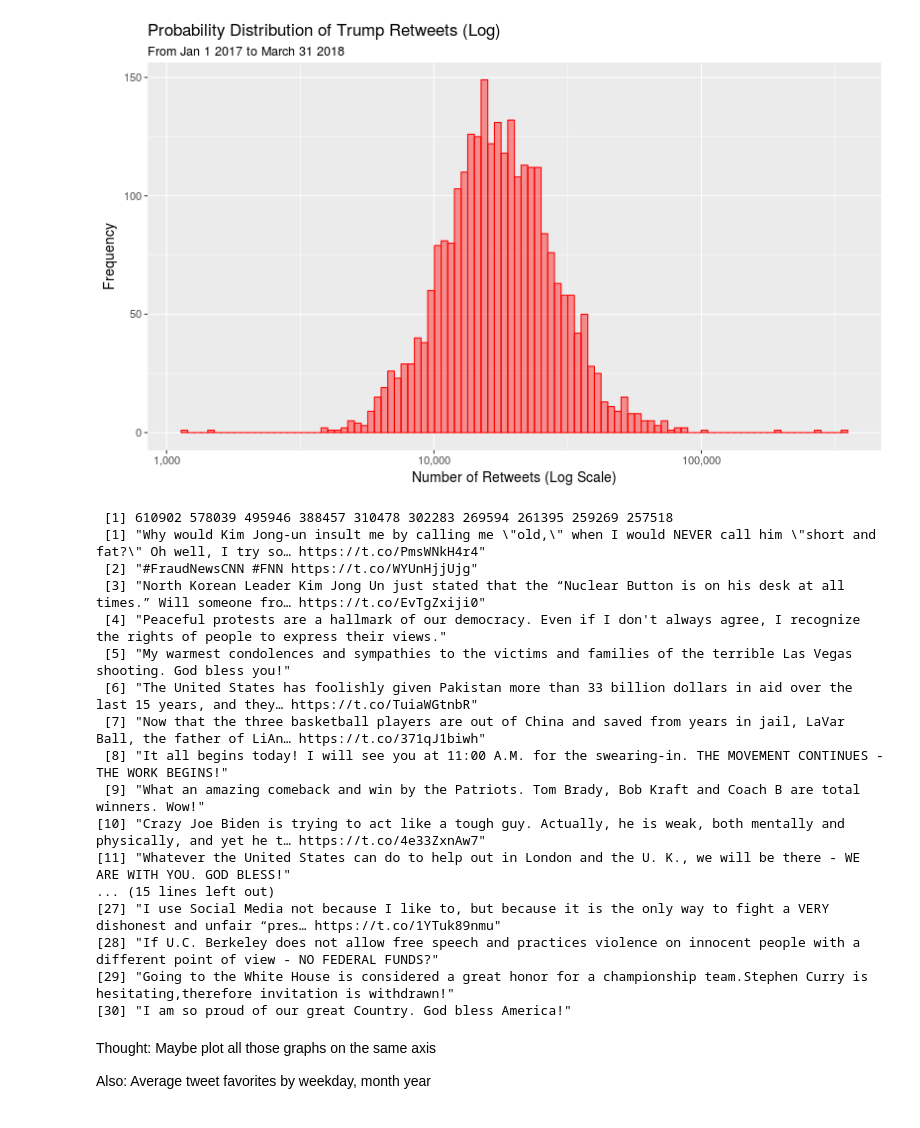
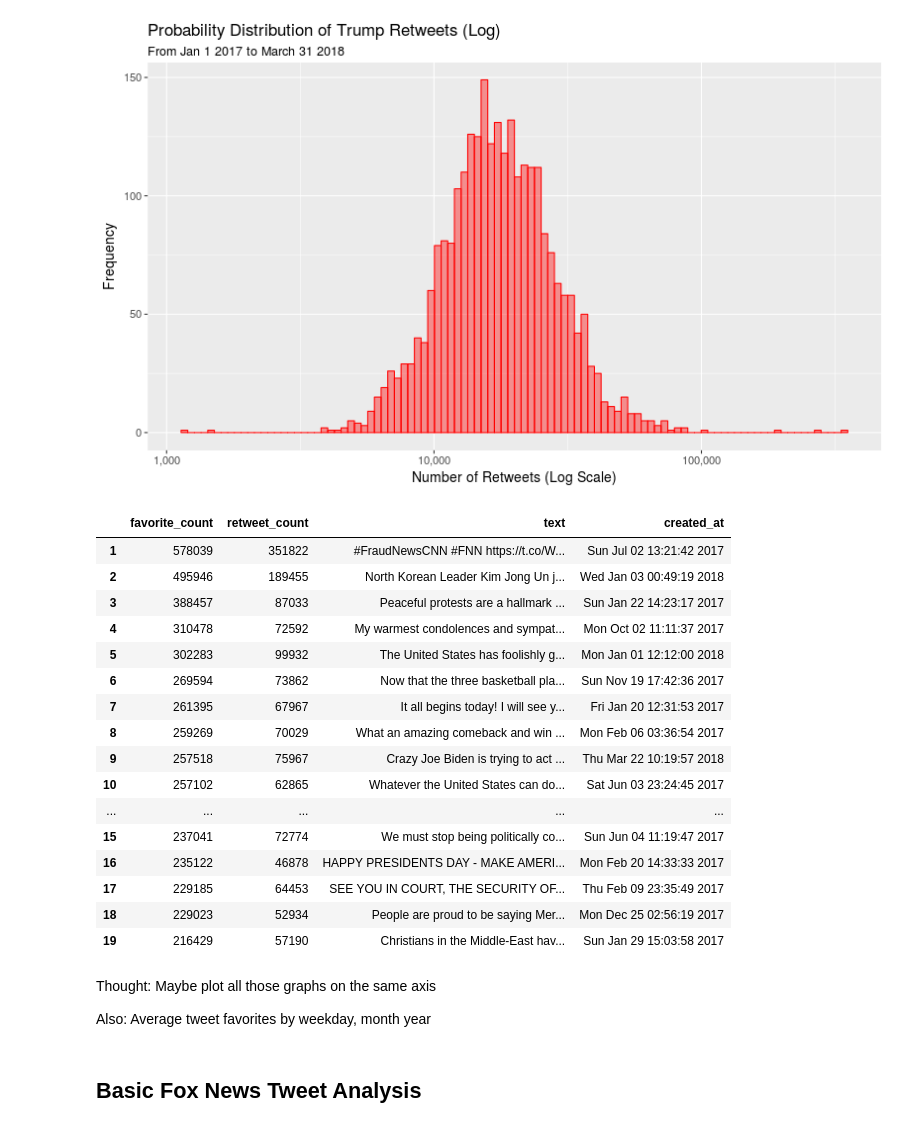
Before and after one commit to lacoperon/CardioDeaths_AirPollution, a Jupyter notebook: trump_tweet_analysis.ipynb, the cells around one changed output. Cells and saved outputs as stored; diff of their text form; code cells hidden in the pictures.

```diff
--- a/trump_tweet_analysis.ipynb
+++ b/trump_tweet_analysis.ipynb
@@ -110,33 +120,45 @@ ggplot(trump_df, aes(x=retweet_count, color=I('red'), fill=I('red'))) + geom_his
 [figure]
 [figure]
 # %%
-%%R
+%%R -o trump_df_show
 
 trump_df <- trump_df %>%
     arrange(desc(favorite_count))
 
-print(trump_df$favorite_count[1:10])
+trump_df_show <- trump_df %>%
+    select(favorite_count, retweet_count, text, created_at)
 
-trump_df$text[1:30]
+# Find out good way to graph these
-# %% [output]
- [1] 610902 578039 495946 388457 310478 302283 269594 261395 259269 257518
- [1] "Why would Kim Jong-un insult me by calling me \"old,\" when I would NEVER call him \"short and fat?\" Oh well, I try so… https://t.co/PmsWNkH4r4"
- [2] "#FraudNewsCNN #FNN https://t.co/WYUnHjjUjg"
- [3] "North Korean Leader Kim Jong Un just stated that the “Nuclear Button is on his desk at all times.” Will someone fro… https://t.co/EvTgZxiji0"
- [4] "Peaceful protests are a hallmark of our democracy. Even if I don't always agree, I recognize the rights of people to express their views."
- [5] "My warmest condolences and sympathies to the victims and families of the terrible Las Vegas shooting. God bless you!"
- [6] "The United States has foolishly given Pakistan more than 33 billion dollars in aid over the last 15 years, and they… https://t.co/TuiaWGtnbR"
- [7] "Now that the three basketball players are out of China and saved from years in jail, LaVar Ball, the father of LiAn… https://t.co/371qJ1biwh"
- [8] "It all begins today! I will see you at 11:00 A.M. for the swearing-in. THE MOVEMENT CONTINUES - THE WORK BEGINS!"
- [9] "What an amazing comeback and win by the Patriots. Tom Brady, Bob Kraft and Coach B are total winners. Wow!"
-[10] "Crazy Joe Biden is trying to act like a tough guy. Actually, he is weak, both mentally and physically, and yet he t… https://t.co/4e33ZxnAw7"
-[11] "Whatever the United States can do to help out in London and the U. K., we will be there - WE ARE WITH YOU. GOD BLESS!"
-... (15 lines left out)
-[27] "I use Social Media not because I like to, but because it is the only way to fight a VERY dishonest and unfair “pres… https://t.co/1YTuk89nmu"
-[28] "If U.C. Berkeley does not allow free speech and practices violence on innocent people with a different point of view - NO FEDERAL FUNDS?"
-[29] "Going to the White House is considered a great honor for a championship team.Stephen Curry is hesitating,therefore invitation is withdrawn!"
-[30] "I am so proud of our great Country. God bless America!"
+# %%
+import pandas as pd
+from rpy2.robjects import pandas2ri
+pandas2ri.activate()
+pd.set_option('display.width', 1000)
+pd.set_option('display.height', 1000)
+pd.set_option('display.max_rows', 500)
+
+pandas2ri.ri2py(trump_df_show)[1:20]
+# %% [output]
+|  | favorite_count | retweet_count | text | created_at |
+| 1 | 578039 | 351822 | #FraudNewsCNN #FNN https://t.co/W... | Sun Jul 02 13:21:42 2017 |
+| 2 | 495946 | 189455 | North Korean Leader Kim Jong Un j... | Wed Jan 03 00:49:19 2018 |
+| 3 | 388457 | 87033 | Peaceful protests are a hallmark ... | Sun Jan 22 14:23:17 2017 |
+| 4 | 310478 | 72592 | My warmest condolences and sympat... | Mon Oct 02 11:11:37 2017 |
+| 5 | 302283 | 99932 | The United States has foolishly g... | Mon Jan 01 12:12:00 2018 |
+| 6 | 269594 | 73862 | Now that the three basketball pla... | Sun Nov 19 17:42:36 2017 |
+| 7 | 261395 | 67967 | It all begins today! I will see y... | Fri Jan 20 12:31:53 2017 |
+| 8 | 259269 | 70029 | What an amazing comeback and win ... | Mon Feb 06 03:36:54 2017 |
+| 9 | 257518 | 75967 | Crazy Joe Biden is trying to act ... | Thu Mar 22 10:19:57 2018 |
+| 10 | 257102 | 62865 | Whatever the United States can do... | Sat Jun 03 23:24:45 2017 |
+| ... | ... | ... | ... | ... |
+| 15 | 237041 | 72774 | We must stop being politically co... | Sun Jun 04 11:19:47 2017 |
+| 16 | 235122 | 46878 | HAPPY PRESIDENTS DAY - MAKE AMERI... | Mon Feb 20 14:33:33 2017 |
+| 17 | 229185 | 64453 | SEE YOU IN COURT, THE SECURITY OF... | Thu Feb 09 23:35:49 2017 |
+| 18 | 229023 | 52934 | People are proud to be saying Mer... | Mon Dec 25 02:56:19 2017 |
+| 19 | 216429 | 57190 | Christians in the Middle-East hav... | Sun Jan 29 15:03:58 2017 |
 # %% [markdown]
 Thought: Maybe plot all those graphs on the same axis
 
 Also: Average tweet favorites by weekday, month year
+# %% [markdown]
+## Basic Fox News Tweet Analysis
```
Also changed, not shown: parts of 11 cells of this notebook.
